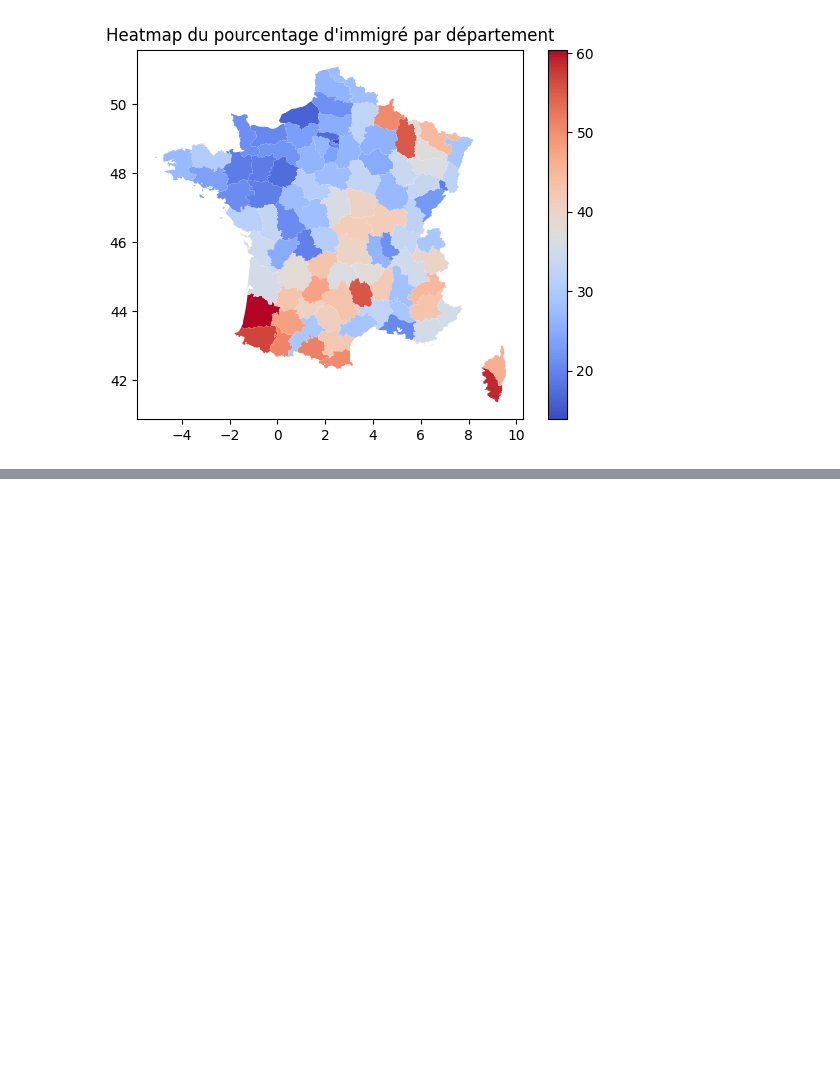
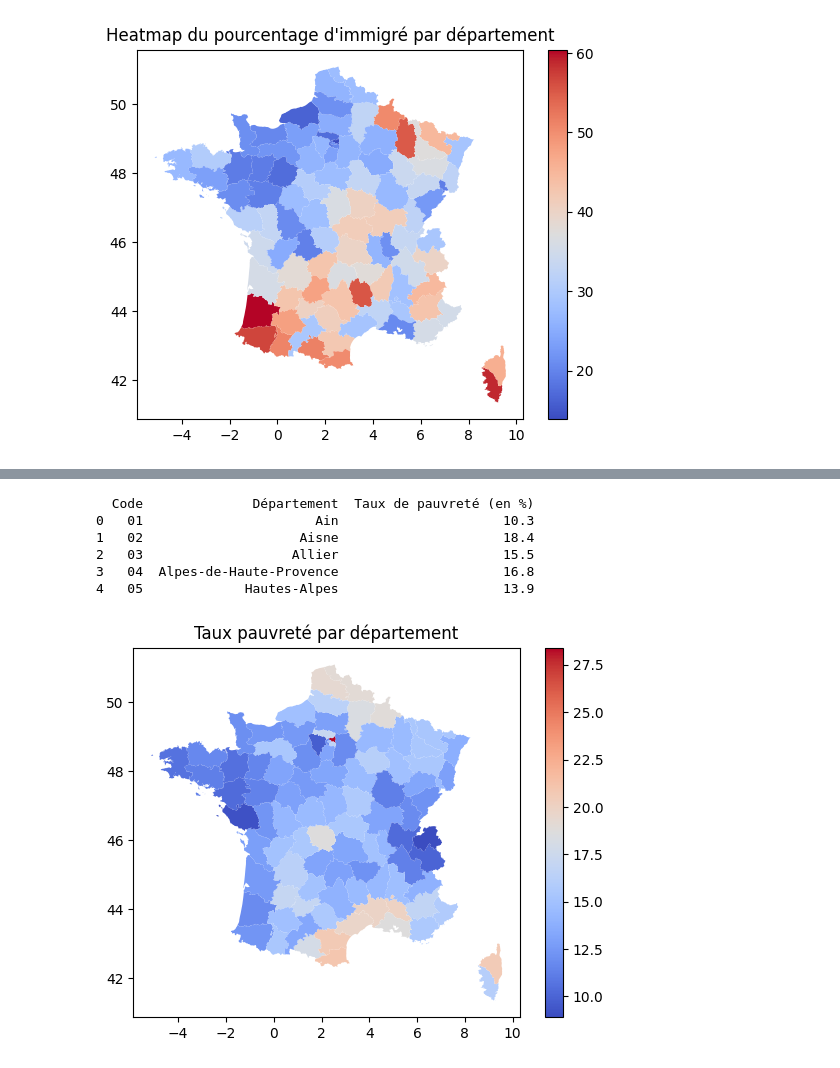
Before and after one commit to gabrielmariebrisson/MachineLearingElectionsPresidentielles, a Jupyter notebook: Main.ipynb, the cells around one changed output, grey strips where cells are left out. Saved outputs shown, nothing was run; the diff lists cells and outputs as text; code cells hidden in the pictures; blank space fills up the shorter version.

```diff
--- a/Main.ipynb
+++ b/Main.ipynb
@@ -402,0 +446,42 @@ plt.show()
+# %%
+#Heatmap taux pauvreté
+import pandas as pd
+import geopandas as gpd
+import matplotlib.pyplot as plt
+
+# Charger les données Excel dans un DataFrame pandas
+df_resultats = pd.read_excel('AutreData/ecartTypeRevenue.xlsx', sheet_name=1)
+
+print(df_resultats.head())
+
+
+
+
+# Sélectionner les colonnes pertinentes
+df_taux_pauvrete = df_resultats[['Code', 'Taux de pauvreté (en %)']]
+
+# Renommer les colonnes pour la fusion
+df_taux_pauvrete = df_taux_pauvrete.rename(columns={'Code': 'code', 'Taux de pauvreté (en %)': 'Taux_Pauvrete'})
+
+
+# Charger les données géographiques des départements français
+departements = gpd.read_file('Carte/departements.geojson')
+
+# Fusionner les données de taux de pauvreté avec les données géographiques des départements
+departements = departements.merge(df_taux_pauvrete, on='code')
+
+
+
+
+fig, ax = plt.subplots(1, 1)
+departements.plot(column='Taux de pauvreté (en %)', cmap='coolwarm', ax=ax, legend=True)
+ax.set_title("Taux pauvreté par département")
+plt.show()
+# %% [output]
+  Code              Département  Taux de pauvreté (en %)
+0   01                      Ain                     10.3
+1   02                    Aisne                     18.4
+2   03                   Allier                     15.5
+3   04  Alpes-de-Haute-Provence                     16.8
+4   05             Hautes-Alpes                     13.9
+[figure, added]
```
Also changed, not shown: parts of 16 cells of this notebook, 2 other files.
